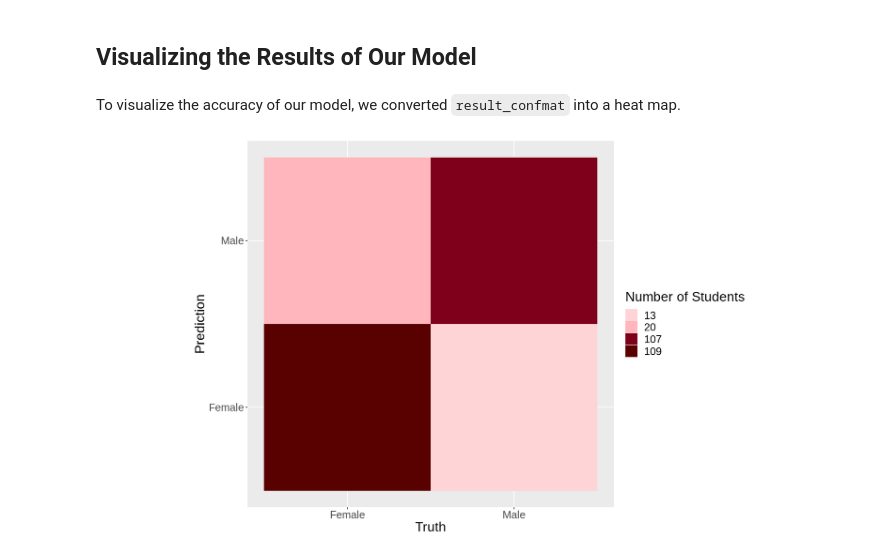
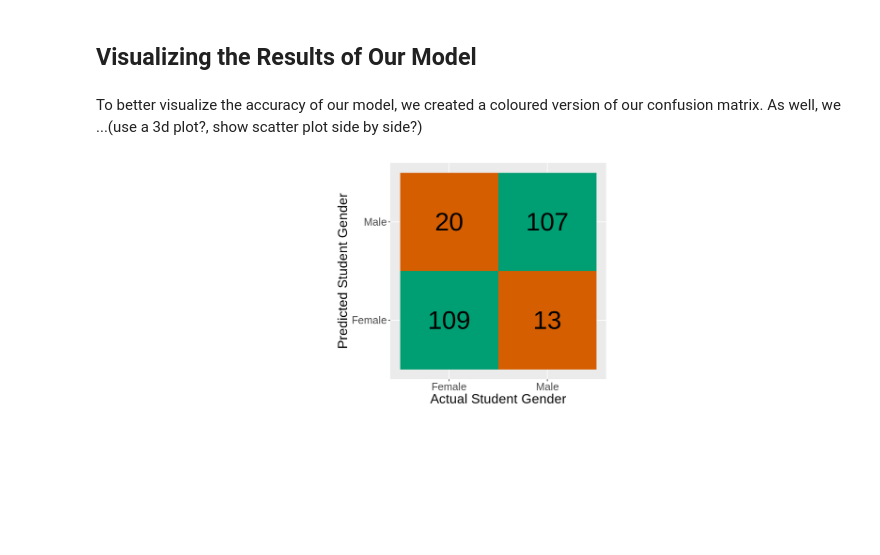
Before and after one commit to YCL69/DSCI-Group-Project, a Jupyter notebook: Project.ipynb, the cells around one changed output. Drawn from its saved outputs; the diff is of its cells as text; code cells hidden in the pictures; blank space fills up the shorter version.

```diff
--- a/Project.ipynb
+++ b/Project.ipynb
@@ -376,27 +395,31 @@ Prediction female male
 **Figure 3.0: Confusion Matrix of Model Accuracy**
 # %% [markdown]
 ## Visualizing the Results of Our Model
-# %% [markdown]
-To visualize the accuracy of our model, we converted `result_confmat` into a heat map.
+# %% [markdown]
+To better visualize the accuracy of our model, we created a coloured version of our confusion matrix. As well, we ...(use a 3d plot?, show scatter plot side by side?)
 # %%
-options(repr.plot.width = 15, repr.plot.height = 8)
+ options(repr.plot.width = 15, repr.plot.height = 5)
 
-heat_pallete <- c( "#ffd4d7", "#FFB6BC","#7E001A", "#590000")
+heat_pallete <- c( "#D55E00", "#D55E00", "#009E73", "#009E73")
+##Christmas Colours because t'is the season
 
 Truth <- factor(c("Male", "Male", "Female", "Female"))
 Prediction <- factor(c("Male", "Female", "Male", "Female"))
 Y <- factor(c(107, 13, 20, 109))
 
+
 df <- data.frame(Truth, Prediction, Y)
 
 conf_matrix_heat_map <- df %>%
                         ggplot(aes(Truth, Prediction, fill = Y)) +
-                        geom_tile() +
+                        geom_tile(show.legend = FALSE) +
                         coord_equal() +
                         theme(text = element_text(size = 19)) +
-                        scale_fill_manual(values = heat_pallete, name = "Number of Students")
+                        scale_fill_manual(values = heat_pallete, name = "Prediction Accuracy") +
+                        labs(x = "Actual Student Gender", y = "Predicted Student Gender") +
+                        geom_text(aes(label= Y), size = 13)
 
 
 conf_matrix_heat_map
 # %% [output]
-[figure, old version]
+[figure, new version]
```
Also changed, not shown: parts of 15 cells of this notebook.
